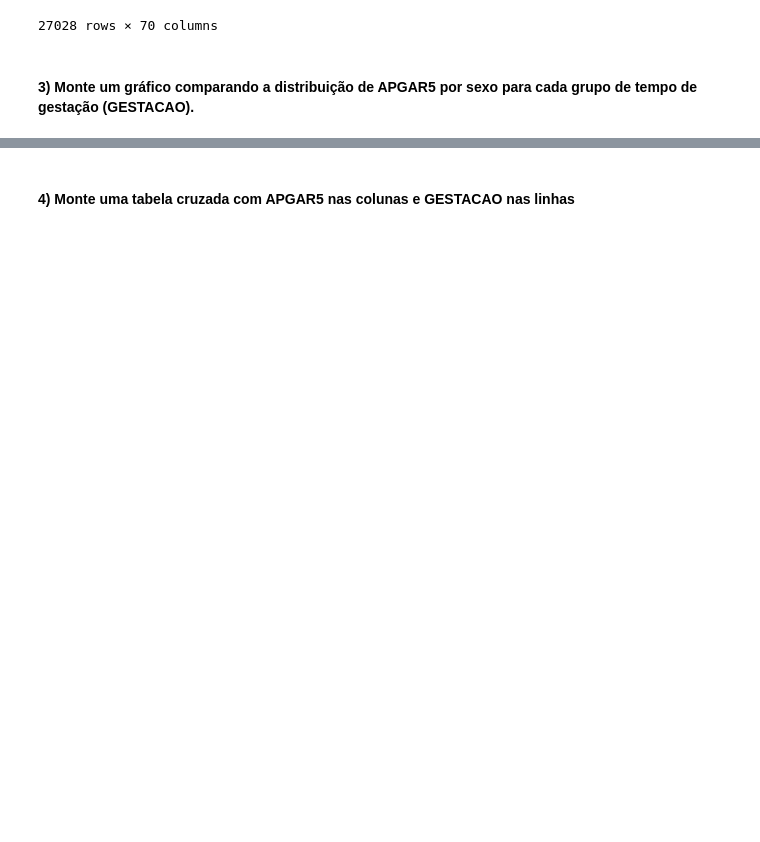
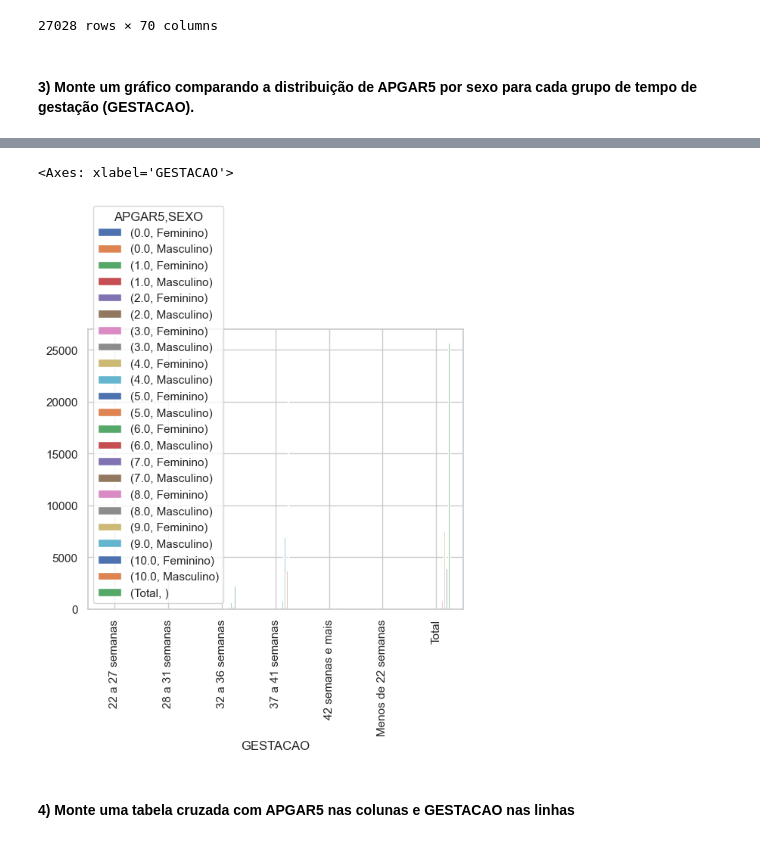
Before and after one commit to JaimeWillianCarneiro/MODULO6, a Jupyter notebook: mod06 Tarefa 3.ipynb, the cells around one changed output, grey strips where cells are left out. Cells and saved outputs as stored; diff of their text form; code cells hidden in the pictures; blank space fills up the shorter version.

```diff
--- a/mod06 Tarefa 3.ipynb
+++ b/mod06 Tarefa 3.ipynb
@@ -61,0 +82,3 @@ df
+# %%
+cross_tab = pd.crosstab(index=[df['GESTACAO']], columns=[df['APGAR5'], df['SEXO']], margins=True, margins_name='Total')
+cross_tab
@@ -62,2 +109,7 @@ df
+# %%
+cross_tab.plot.bar()
+# %% [output]
+<Axes: xlabel='GESTACAO'>
+[figure, added]
 # %% [markdown]
 ####  4) Monte uma tabela cruzada com APGAR5 nas colunas e GESTACAO nas linhas
```
Also changed, not shown: parts of 15 cells of this notebook.
